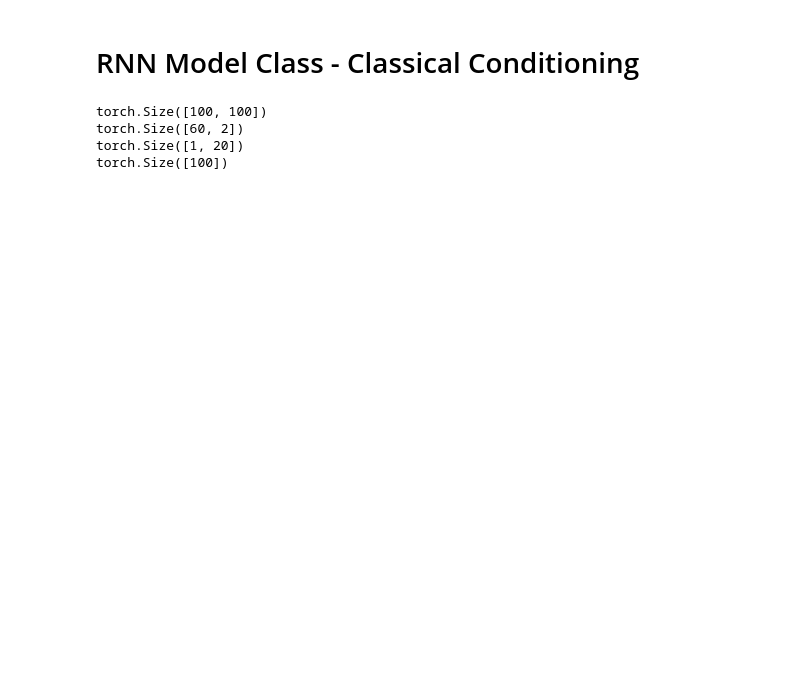
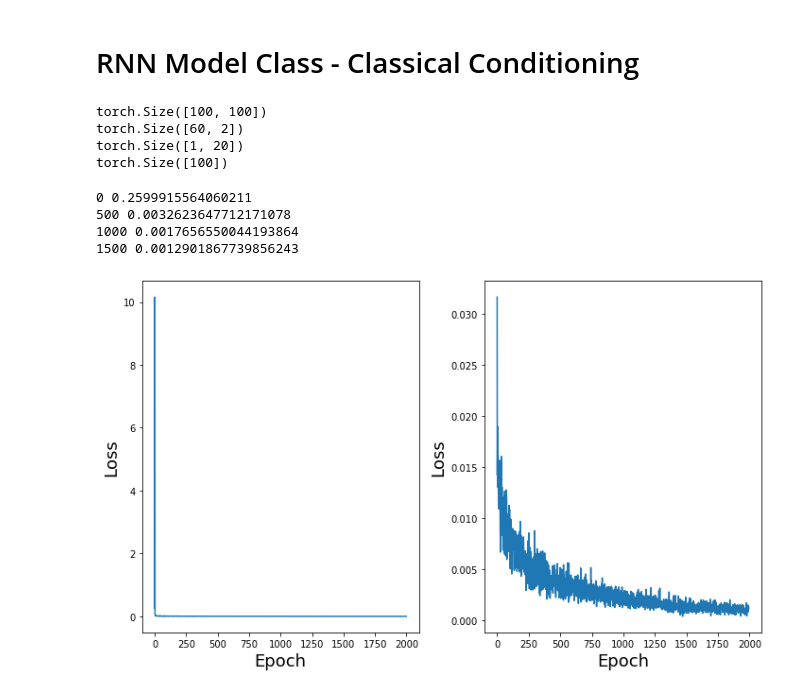
Before and after one commit to marshineer/HS_LabRot, a Jupyter notebook: drosophila_paper_conditioning.ipynb, the cells around one changed output. Cells and saved outputs as stored; diff of their text form; code cells hidden in the pictures; blank space fills up the shorter version.

```diff
--- a/drosophila_paper_conditioning.ipynb
+++ b/drosophila_paper_conditioning.ipynb
@@ -682,23 +679,30 @@ torch.Size([100, 100])
 torch.Size([60, 2])
 torch.Size([1, 20])
 torch.Size([100])
+# %%
+train_task = 'first-order'
+# train_task = 'all_tasks'
+train_bool = False
+if train_bool:
+#     r_out, Wt, vt, vt_opt, loss_hist, _ = train_net(classic_net, task=train_task, n_epochs=5000)
+    r_out, Wt, vt, vt_opt, loss_hist, _ = train_net(classic_net, task=train_task, n_epochs=2000)
+# %% [output]
+0 0.2599915564060211
+500 0.0032623647712171078
+1000 0.0017656550044193864
+1500 0.0012901867739856243
 # %%
-train_task = 'first-order'
-# train_task = 'all_tasks'
-train_bool = False
-if train_bool:
-    r_out, Wt, vt, vt_opt, loss_hist, _ = train_net(classic_net, task=train_task, n_epochs=5000)
-    # r_out, Wt, vt, vt_opt, loss_hist, _ = train_net(classic_net, task=train_task, n_epochs=2000)
-
-    # Plot the loss function
-    fig, axes = plt.subplots(1, 2, figsize=(10, 6))
-    axes[0].plot(loss_hist)
-    axes[0].set_xlabel('Epoch', fontsize=label_font)
-    axes[0].set_ylabel('Loss', fontsize=label_font)
-    axes[1].plot(loss_hist[3:])
-    axes[1].set_xlabel('Epoch', fontsize=label_font)
-    axes[1].set_ylabel('Loss', fontsize=label_font)
-    fig.tight_layout();
+# Plot the loss function
+fig, axes = plt.subplots(1, 2, figsize=(10, 6))
+axes[0].plot(loss_hist)
+axes[0].set_xlabel('Epoch', fontsize=label_font)
+axes[0].set_ylabel('Loss', fontsize=label_font)
+axes[1].plot(loss_hist[5:])
+axes[1].set_xlabel('Epoch', fontsize=label_font)
+axes[1].set_ylabel('Loss', fontsize=label_font)
+fig.tight_layout();
+# %% [output]
+[figure, added]
 # %%
 # torch.save(classic_net.state_dict(), 'trained_N1_first-order_5000epochs.pt')
 # torch.save(classic_net.state_dict(), 'trained_N2_first-order_5000epochs.pt')
```
Also changed, not shown: parts of 5 cells of this notebook, 5 other files.
